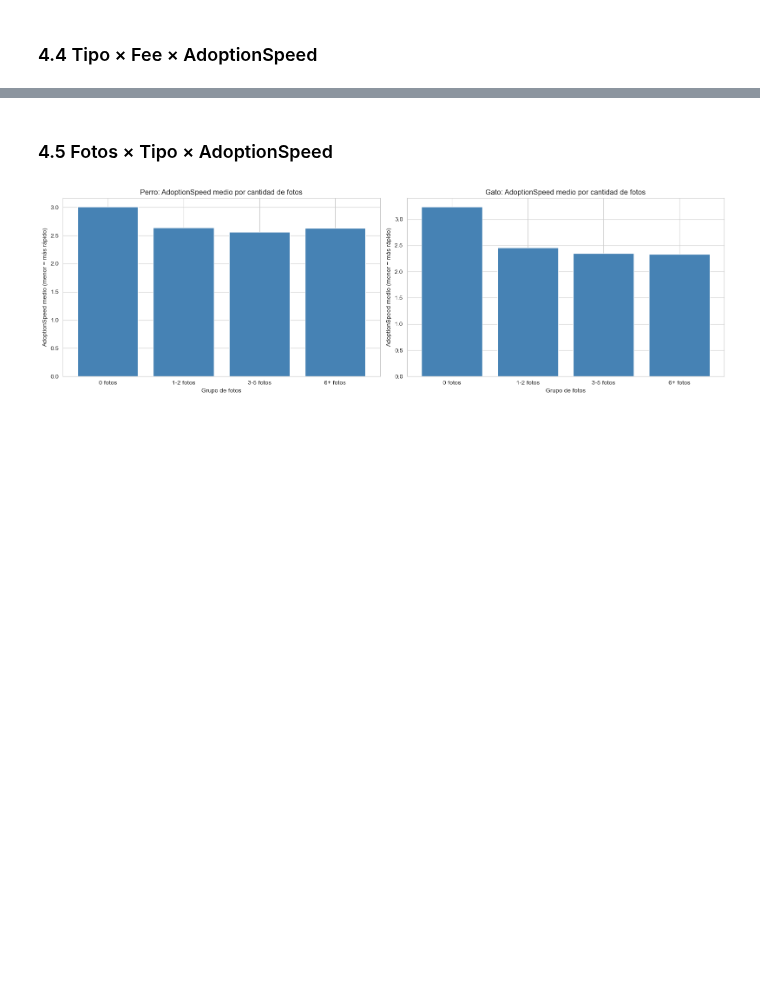
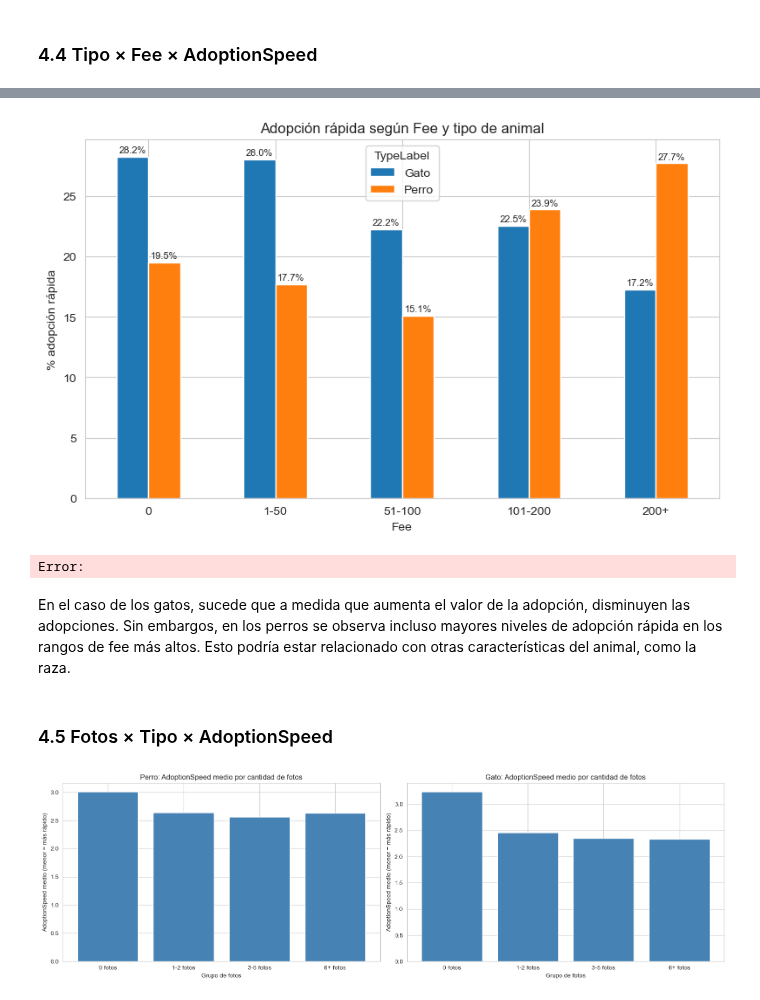
Before and after one commit to patriciasandagorda/UA_MDM_Labo2_Grupo2, a Jupyter notebook: EDA/04_EDA_PetFinder.ipynb, the cells around one changed output, grey strips where cells are left out. Cells and saved outputs as stored; diff of their text form; code cells hidden in the pictures; blank space fills up the shorter version.

```diff
--- a/EDA/04_EDA_PetFinder.ipynb
+++ b/EDA/04_EDA_PetFinder.ipynb
@@ -1004,3 +1148,47 @@ Error:
+# %%
+# Variable binaria
+df['AdoptFast'] = df['AdoptionSpeed'].isin([0, 1]).astype(int)
+
+# Tipo de animal
+df['TypeLabel'] = df['Type'].astype(str).str.strip()
+
+# Crear categorías de Fee
+df['FeeGroup'] = pd.cut(
+    df['Fee'],
+    bins=[-1, 0, 50, 100, 200, df['Fee'].max()],
+    labels=['0', '1-50', '51-100', '101-200', '200+']
+)
+
+# Calcular % de adopción rápida
+plot_df = (
+    df[['FeeGroup', 'TypeLabel', 'AdoptFast']]
+    .dropna()
+    .groupby(['FeeGroup', 'TypeLabel'], as_index=False)['AdoptFast']
+    .mean()
+)
+
+plot_df['AdoptFast'] *= 100
+
+pivot_df = plot_df.pivot(index='FeeGroup', columns='TypeLabel', values='AdoptFast')
+
+# Gráfico
+ax = pivot_df.plot(kind='bar', figsize=(8, 5), edgecolor='white')
+
+ax.set_title('Adopción rápida según Fee y tipo de animal')
+ax.set_xlabel('Fee')
+ax.set_ylabel('% adopción rápida')
+ax.set_xticklabels(ax.get_xticklabels(), rotation=0)
+
+for container in ax.containers:
+    ax.bar_label(container, fmt='%.1f%%', padding=2, fontsize=8)
+
+plt.tight_layout()
+plt.show()
+# %% [output]
+[figure, added]
+Error:
+# %% [markdown]
+En el caso de los gatos, sucede que a medida que aumenta el valor de la adopción, disminuyen las adopciones. Sin embargos, en los perros se observa incluso mayores niveles de adopción rápida en los rangos de fee más altos. Esto podría estar relacionado con otras características del animal, como la raza.
 # %% [markdown]
 ### 4.5 Fotos × Tipo × AdoptionSpeed
 # %%
```
Also changed, not shown: parts of 54 cells of this notebook.
